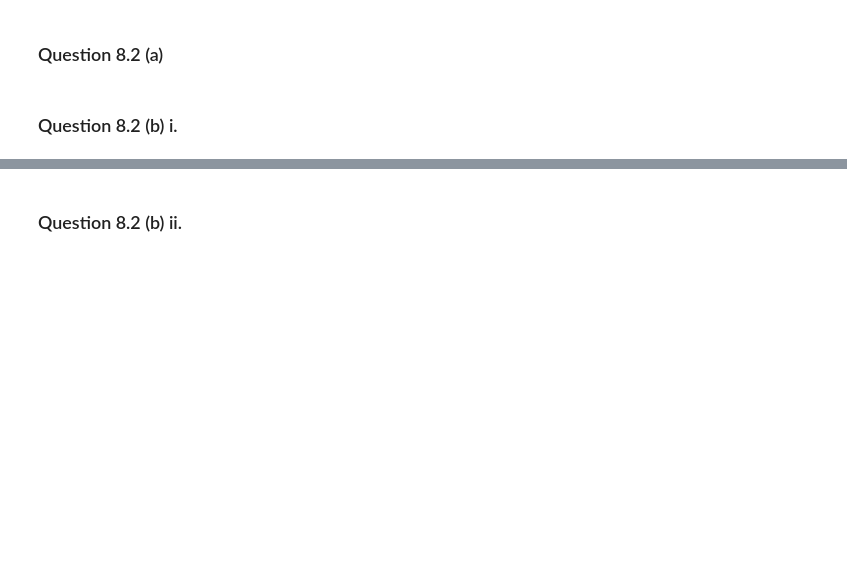
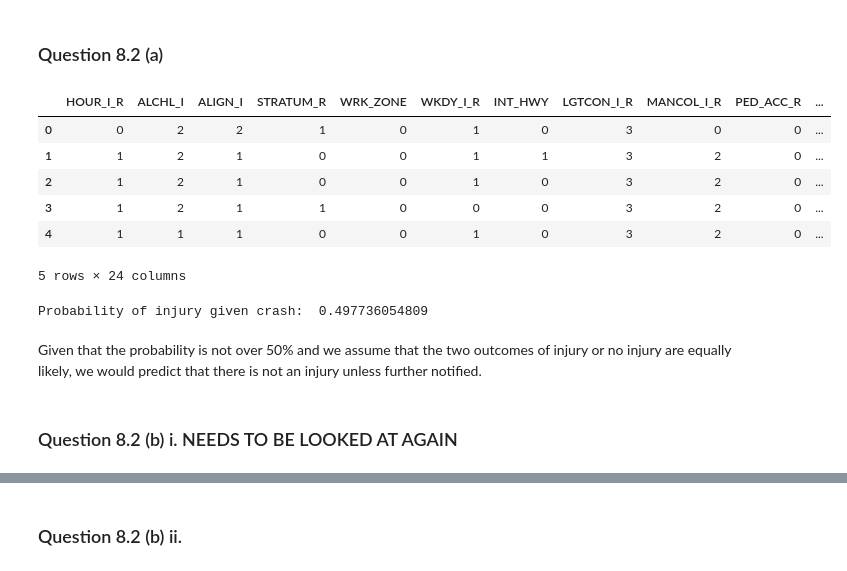
Before and after one commit to JonathanJohann/Independent_Research, a Jupyter notebook: 15.0621 Data Mining Assignment 2.ipynb, the cells around one changed output, grey strips where cells are left out. Cells and saved outputs as stored; diff of their text form; code cells hidden in the pictures; blank space fills up the shorter version.

```diff
--- a/15.0621 Data Mining Assignment 2.ipynb
+++ b/15.0621 Data Mining Assignment 2.ipynb
@@ -227,5 +226,22 @@ For k = 2 , predicted value is: [ 14.64]
 ## Question 8.2
 # %% [markdown]
 ### Question 8.2 (a)
+# %%
+accidents = pd.read_csv('Accidents.csv',sep=',',header=0)
+accidents.head()
+# %% [output]
+|  | HOUR_I_R | ALCHL_I | ALIGN_I | STRATUM_R | WRK_ZONE | WKDY_I_R | INT_HWY | LGTCON_I_R | MANCOL_I_R | PED_ACC_R | ... |
+| 0 | 0 | 2 | 2 | 1 | 0 | 1 | 0 | 3 | 0 | 0 | ... |
+| 1 | 1 | 2 | 1 | 0 | 0 | 1 | 1 | 3 | 2 | 0 | ... |
+| 2 | 1 | 2 | 1 | 0 | 0 | 1 | 0 | 3 | 2 | 0 | ... |
+| 3 | 1 | 2 | 1 | 1 | 0 | 0 | 0 | 3 | 2 | 0 | ... |
+| 4 | 1 | 1 | 1 | 0 | 0 | 1 | 0 | 3 | 2 | 0 | ... |
+5 rows × 24 columns
+# %%
+print "Probability of injury given crash: ",len(accidents[accidents.INJURY_CRASH==1])/float(len(accidents))
+# %% [output]
+Probability of injury given crash:  0.497736054809
+# %% [markdown]
+Given that the probability is not over 50% and we assume that the two outcomes of injury or no injury are equally likely, we would predict that there is not an injury unless further notified.
 # %% [markdown]
-### Question 8.2 (b) i.
+### Question 8.2 (b) i.    NEEDS TO BE LOOKED AT AGAIN
```
Also changed, not shown: parts of 12 cells of this notebook.
